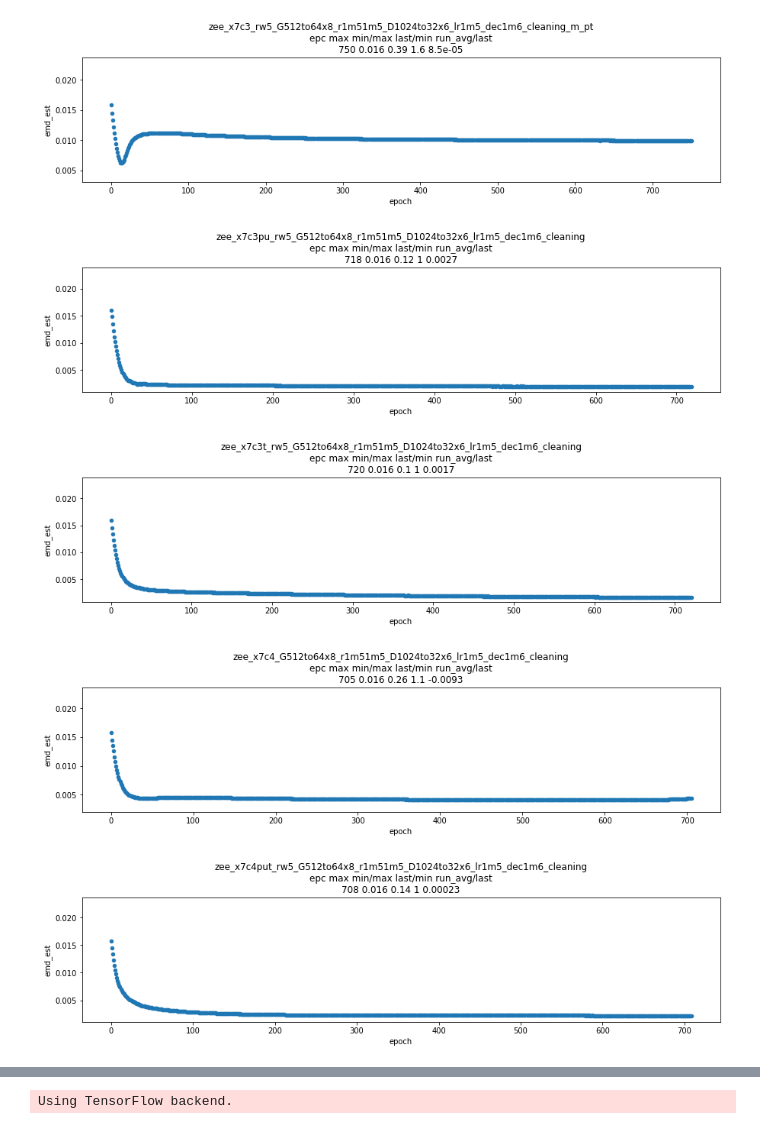
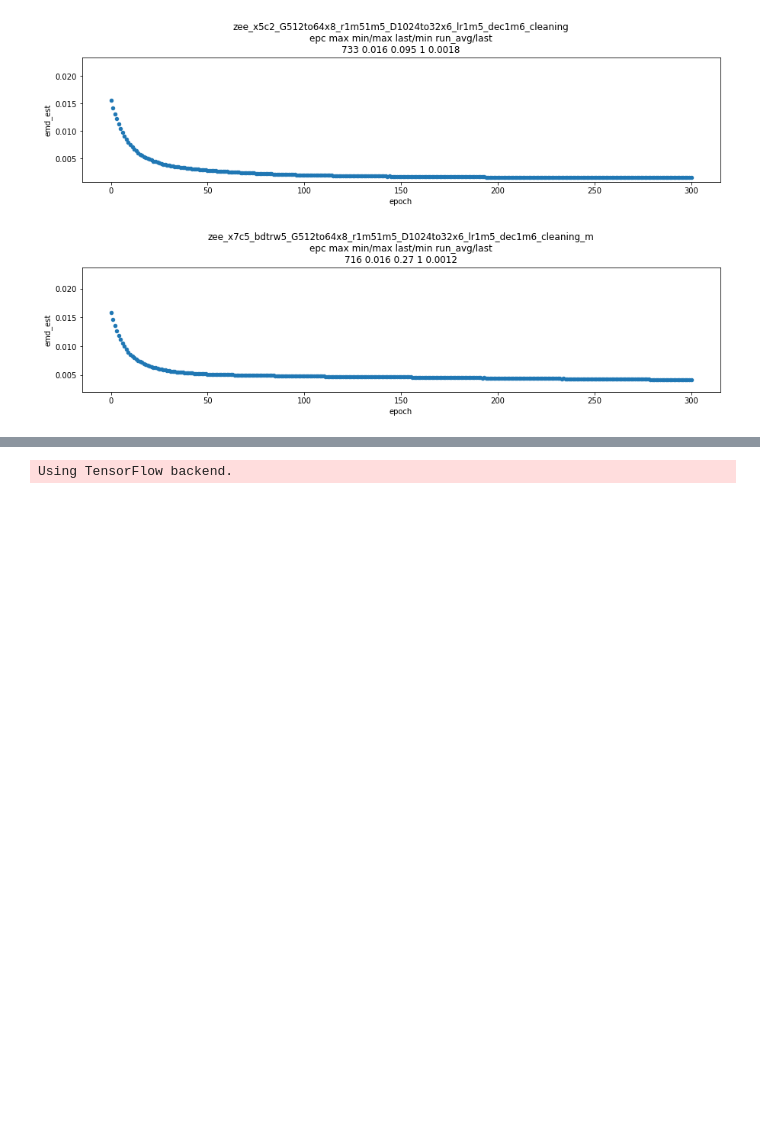
Before and after one commit to alberto-giampaolo/GAN, a Jupyter notebook: plot_metrics.ipynb, the cells around one changed output, grey strips where cells are left out. Cells and saved outputs as stored; diff of their text form; code cells hidden in the pictures; blank space fills up the shorter version.

```diff
--- a/plot_metrics.ipynb
+++ b/plot_metrics.ipynb
@@ -37,0 +1,7 @@ logs_rewei_500/
+# %%
+scratch = 'scratch'
+
+folders = ! ls -t -d $scratch/logs_*/ $scratch/zee_*/
+folders = map(lambda x: x.replace(scratch+'/',''), folders)
+
+print("\n".join(folders))
@@ -38,88 +26,48 @@ logs_rewei_500/
 # %%
-# target = 'logs_cms_zee_conditional_wgan_G512to64x8_lr005_dec05_reg1em4_1000_frac_data5'
-# target = 'logs_cms_zee_conditional_wgan_G512x8_D512x5_lr005_dec06_reg1em6_1000_frac_data2'
-# target = 'logs_cms_zee_conditional_wgan_x5_c2_G2048x8_do05_D512x5_lr005_dec06_reg1em6_1000_frac_data2'
-# # target = 'logs_cms_zee_conditional_wgan_x5_c2_G512x8_D512x5_lr005_dec06_reg1em6_1000_frac_data2'
-# target = 'logs_cms_zee_conditional_wgan_x5_c2_G512x8_D512x5_lr005_dec06_reg1em6_1000_frac_data2'
-# # target = 'logs_cms_zee_conditional_wgan_x5_c2_G512x8_D512x5_lr005_dec06_reg_l2_1em4_l1_1em4_1000_frac_data2'
-# # target = 'logs_cms_zee_conditional_wgan_G512x8_D512x8_lhr005_dec06_reg1em6_1000_frac_data2'
-# # target = 'logs_cms_zee_conditional_wgan_G512x8_D512x8_lr005_dec05_reg1em6_1000_frac_data2'
-# target = 'zee_x7c2_G512x8_r1m41m4_D1024to32x6_lr1m6_dec1m6'
+import os
 
-targets = [#'zee_x5c2_G512to64x8_r1m51m5_D1024to32x6_lr1m6_dec1m6',
-           #'zee_x5c2_G512to64x8_r1m51m5_D1024to32x6_lr1m6_dec1m6_cleaning',
+targets = [
+            'zee_x5c2_G512to64x8_r1m51m5_D1024to32x6_lr1m5_dec1m6_cleaning',
+            'zee_x7c5_bdtrw5_G512to64x8_r1m51m5_D1024to32x6_lr1m5_dec1m6_cleaning_m',
 
-            #'zee_x5c2_G512to64x8_r1m51m5_D1024to32x6_lr1m5_dec1m6_cleaning',
-#            'zee_x7c2_G512to64x8_r1m51m5_D1024to32x6_lr1m5_dec1m6_cleaning',
-
-#            'zee_x7c3_rw3_G512to64x8_r1m51m5_D1024to32x6_lr1m5_dec1m6_cleaning',
-            #'zee_x7c3_rw5_G512to64x8_r1m51m5_D1024to32x6_lr1m5_dec1m6_cleaning',
-            'zee_x7c3_rw5_G512to64x8_r1m51m5_D1024to32x6_lr1m5_dec1m6_cleaning_m_pt',
-            'zee_x7c3pu_rw5_G512to64x8_r1m51m5_D1024to32x6_lr1m5_dec1m6_cleaning',
-            'zee_x7c3t_rw5_G512to64x8_r1m51m5_D1024to32x6_lr1m5_dec1m6_cleaning',
-
-            'zee_x7c4_G512to64x8_r1m51m5_D1024to32x6_lr1m5_dec1m6_cleaning',
-#            'zee_x7c5_G512to64x8_r1m51m5_D1024to32x6_lr1m5_dec1m6_cleaning',
-
-#            'zee_x7c5_G1024to128x8_r1m51m5_D1024to32x6_lr1m5_dec1m6_cleaning',
-#            #'zee_x7c5_G1024to128x8_r1m61m5_D1024to32x6_lr1m5_dec1m6_cleaning',
-#            'zee_x7c5_G1024to128x8_r1m51m6_D1024to32x6_lr1m5_dec1m6_cleaning'
-#            'zee_x7c5_G1024to128x8_r5m61m6_D1024to32x6_lr1m5_dec1m6_cleaning'
-
-             'zee_x7c4put_rw5_G512to64x8_r1m51m5_D1024to32x6_lr1m5_dec1m6_cleaning',
-             'zee_x7c4put_rw5_G512to64x8_r1m51m5_D1024to32x6_lr1m5_dec1m6_cleaning_m_pt',
-
-#            'zee_x7c5_G1024to64x8_r1m51m5_D1024to32x6_lr1m5_dec1m6_cleaning',
-#            #'zee_x7c5_G1024to64x8_r1m61m5_D1024to32x6_lr1m5_dec1m6_cleaning',
-#            #'zee_x7c5_G1024to64x8_r1m61m5_D1024to32x6_lr5m6_dec1m6_cleaning',
-#            'zee_x7c5_G1024to64x8_r1m51m6_D1024to32x6_lr1m5_dec1m6_cleaning',
-            'zee_x7c5_rw5_G512to64x8_r1m51m5_D1024to32x6_lr1m5_dec1m6_cleaning_m_pt',
-            'zee_x7c5_absrw5_G512to64x8_r1m51m5_D1024to32x6_lr1m5_dec1m6_cleaning',
-            'zee_x7c5_absrw5_G512to64x8_r1m51m5_D1024to32x6_lr1m5_dec1m6_cleaning_m_pt'
-           #'zee_x5c2_G512to64x8_r1m51m4_D1024to32x6_lr1m5_dec1m6_cleaning',
-           #'zee_x5c2_G512to64x8_r1m61m4_D1024to32x6_lr1m5_dec1m6_cleaning',
-           #'zee_x5c2_G512to64x8_r1m61m6_D1024to32x6_lr1m5_dec1m6_cleaning',
-           #'zee_x5c2_G512x8_r1m51m5_D1024to32x6_lr1m6_dec1m6',
-           #'zee_x5c2_G512x8_r1m41m4_D1024to32x6_lr1m6_dec1m6'
           ]
 
-dfs = [ pd.read_csv('%s/metrics.csv' % target) if os.path.exists('%s/metrics.csv' % target)  else None for target in targets ]
+targets = list(map(lambda x: os.path.join(scratch,x), targets ))
+
+# print(list(targets))
+dfs = [ pd.read_csv('%s/metrics.csv' % target) if os.path.exists('%s/metrics.csv' % target)
+       else None for target in targets ]
 
 # df = pd.read_csv('%s/metrics.csv' % target)
 
-
 for df,target in zip(dfs,targets):
-    #print(target)
     if df is None:
         continue
     df['emd_est'] = df['generator_loss']
-    #print(df['epoch'].max())
 
     first = 0
     last = df.shape[0]
-    # last = min(last,20)
+    last = min(last,300)
 
     fig = plt.figure(figsize=(15,3))
     ax = fig.add_subplot(111)
     # ax.set_yscale('log')
 
     df.loc[first:last].plot.scatter('epoch','emd_est',ax=ax)
 
     max_epoch = df['epoch'].max()
     minval = df.loc[first:last]['emd_est'].min()
     lastval = df.loc[last-1]['emd_est']
-    change = df.loc[last-10:last]['emd_est'].mean() - lastval
+    change = df.loc[last-5:last]['emd_est'].mean() - lastval
     maxval = df.loc[first:last]['emd_est'].max()
 
     # plt.ylim(-0.1*maxval,maxval*1.2)
 
     #print(maxval,minval,lastval/minval,change/lastval)
     plt.ylim(minval*0.5,maxval*1.5)
-    plt.title('%s\nepc max min/max last/min run_avg/last\n%d %1.2g %1.2g %1.2g %1.2g' % (target,max_epoch,maxval,minval/maxval,lastval/minval,change/lastval))
+    plt.title('%s\nepc max min/max last/min run_avg/last\n%d %1.2g %1.2g %1.2g %1.2g' % (os.path.basename(target),
+                                                                                         max_epoch,maxval,minval/maxval,lastval/minval,change/lastval))
     plt.show()
 # %% [output]
-[figure, old version]
+[figure, new version]
-[figure, old version]
+[figure, new version]
-[figure, removed]
-[figure, removed]
-[figure, removed]
```
Also changed, not shown: parts of 4 cells of this notebook, 2 other files.
